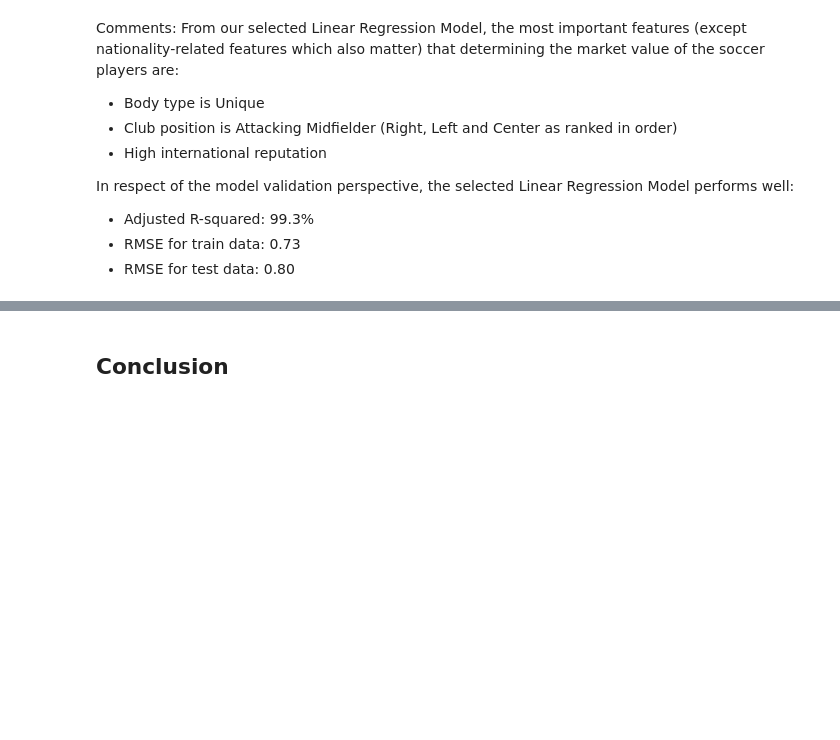
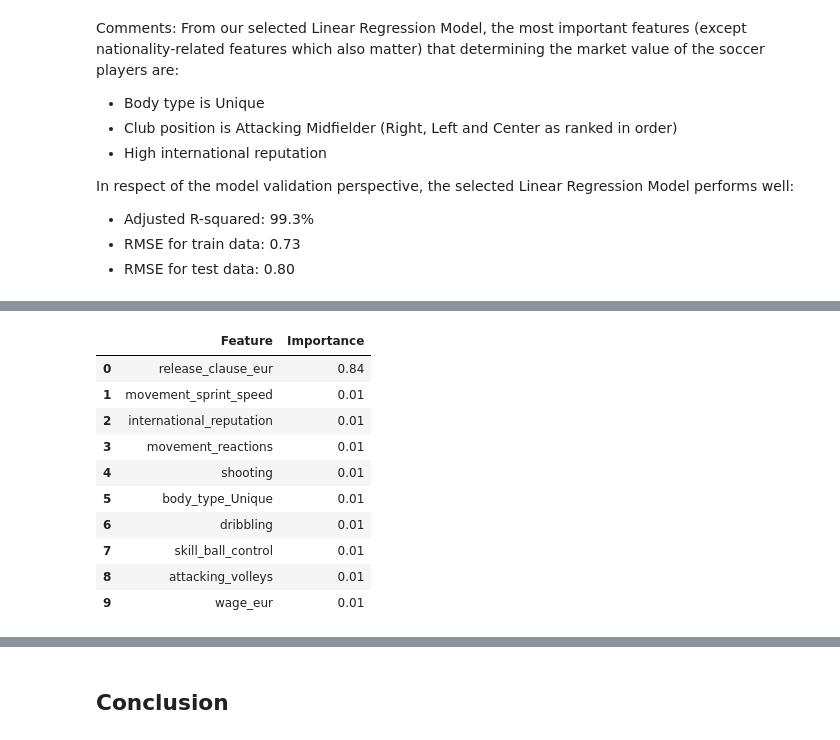
Before and after one commit to carlearn/dsc-capstone-project, a Jupyter notebook: student_notebook.ipynb, the cells around one changed output, grey strips where cells are left out. Saved outputs shown, nothing was run; the diff lists cells and outputs as text; code cells hidden in the pictures; blank space fills up the shorter version.

```diff
--- a/student_notebook.ipynb
+++ b/student_notebook.ipynb
@@ -940,0 +1064,14 @@ fpr_tuned, tpr_tuned, thresholds_tuned = roc_curve(y_test, tuned_y_score)
+# %%
+df_fi_top10
+# %% [output]
+|  | Feature | Importance |
+| 0 | release_clause_eur | 0.84 |
+| 1 | movement_sprint_speed | 0.01 |
+| 2 | international_reputation | 0.01 |
+| 3 | movement_reactions | 0.01 |
+| 4 | shooting | 0.01 |
+| 5 | body_type_Unique | 0.01 |
+| 6 | dribbling | 0.01 |
+| 7 | skill_ball_control | 0.01 |
+| 8 | attacking_volleys | 0.01 |
+| 9 | wage_eur | 0.01 |
```
Also changed, not shown: parts of 42 cells of this notebook, 14 other files.
